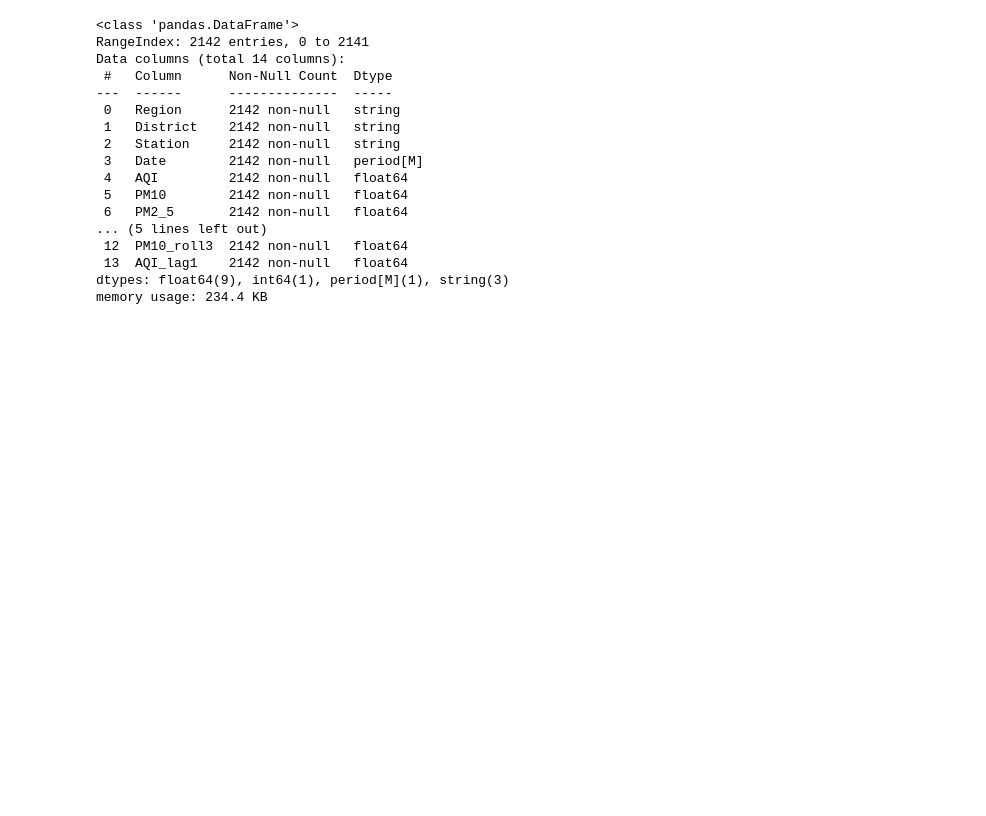
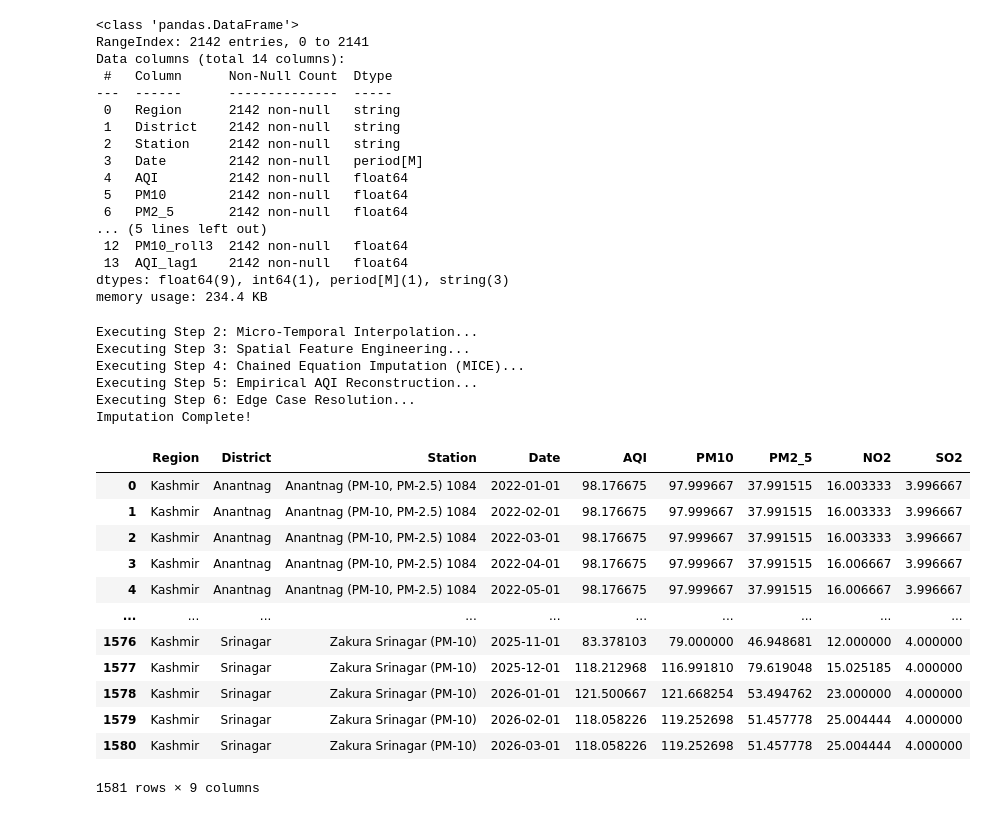
Before and after one commit to mohmmad-akeeb/j-k-pollution-data-analysis, a Jupyter notebook: Untitled.ipynb, the cells around one changed output. Saved outputs shown, nothing was run; the diff lists cells and outputs as text; code cells hidden in the pictures; blank space fills up the shorter version.

```diff
--- a/Untitled.ipynb
+++ b/Untitled.ipynb
@@ -1278,0 +2311,27 @@ df_complete_final.to_csv('imputed_complete.csv', index=False)
+# %%
+imputer = JKAirQualityImputer()
+# %%
+df_imputed = imputer.fit_transform(df_filtered)
+# %% [output]
+Executing Step 2: Micro-Temporal Interpolation...
+Executing Step 3: Spatial Feature Engineering...
+Executing Step 4: Chained Equation Imputation (MICE)...
+Executing Step 5: Empirical AQI Reconstruction...
+Executing Step 6: Edge Case Resolution...
+Imputation Complete!
+# %%
+df_imputed
+# %% [output]
+|  | Region | District | Station | Date | AQI | PM10 | PM2_5 | NO2 | SO2 |
+| 0 | Kashmir | Anantnag | Anantnag (PM-10, PM-2.5) 1084 | 2022-01-01 | 98.176675 | 97.999667 | 37.991515 | 16.003333 | 3.996667 |
+| 1 | Kashmir | Anantnag | Anantnag (PM-10, PM-2.5) 1084 | 2022-02-01 | 98.176675 | 97.999667 | 37.991515 | 16.003333 | 3.996667 |
+| 2 | Kashmir | Anantnag | Anantnag (PM-10, PM-2.5) 1084 | 2022-03-01 | 98.176675 | 97.999667 | 37.991515 | 16.003333 | 3.996667 |
+| 3 | Kashmir | Anantnag | Anantnag (PM-10, PM-2.5) 1084 | 2022-04-01 | 98.176675 | 97.999667 | 37.991515 | 16.006667 | 3.996667 |
+| 4 | Kashmir | Anantnag | Anantnag (PM-10, PM-2.5) 1084 | 2022-05-01 | 98.176675 | 97.999667 | 37.991515 | 16.006667 | 3.996667 |
+| ... | ... | ... | ... | ... | ... | ... | ... | ... | ... |
+| 1576 | Kashmir | Srinagar | Zakura Srinagar (PM-10) | 2025-11-01 | 83.378103 | 79.000000 | 46.948681 | 12.000000 | 4.000000 |
+| 1577 | Kashmir | Srinagar | Zakura Srinagar (PM-10) | 2025-12-01 | 118.212968 | 116.991810 | 79.619048 | 15.025185 | 4.000000 |
+| 1578 | Kashmir | Srinagar | Zakura Srinagar (PM-10) | 2026-01-01 | 121.500667 | 121.668254 | 53.494762 | 23.000000 | 4.000000 |
+| 1579 | Kashmir | Srinagar | Zakura Srinagar (PM-10) | 2026-02-01 | 118.058226 | 119.252698 | 51.457778 | 25.004444 | 4.000000 |
+| 1580 | Kashmir | Srinagar | Zakura Srinagar (PM-10) | 2026-03-01 | 118.058226 | 119.252698 | 51.457778 | 25.004444 | 4.000000 |
+1581 rows × 9 columns
```
Also changed, not shown: parts of 69 cells of this notebook, 2 other files.
